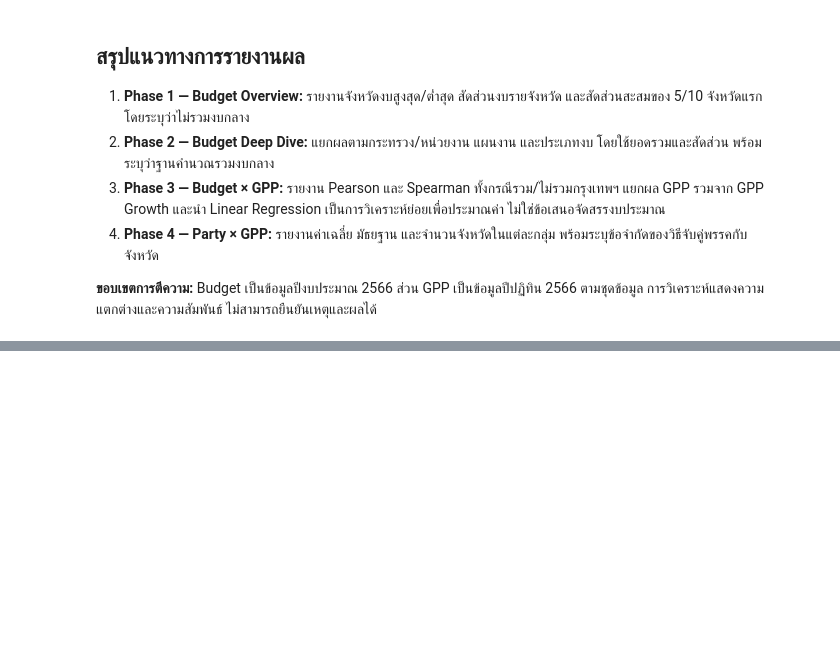
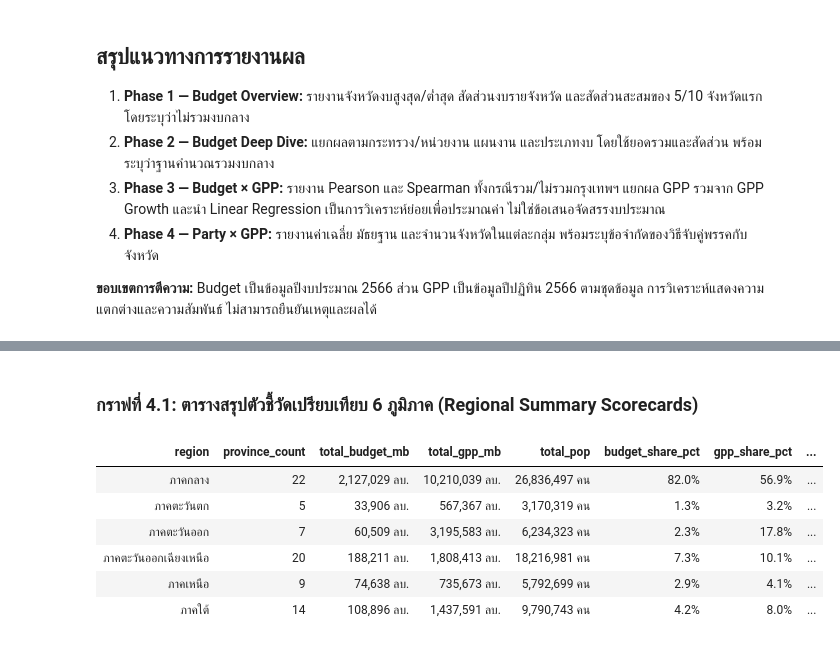
Before and after one commit to niradaa-art/project_BP_group8, a Jupyter notebook: Project_Colab_group8.ipynb, the cells around one changed output, grey strips where cells are left out. Cells and saved outputs as stored; diff of their text form; code cells hidden in the pictures; blank space fills up the shorter version.

```diff
--- a/Project_Colab_group8.ipynb
+++ b/Project_Colab_group8.ipynb
@@ -2063,0 +2793,45 @@ plt.xlabel('Party Group (see table for names)'); plt.ylabel('Mean GPP Growth (%)
+# %% [markdown]
+### กราฟที่ 4.1: ตารางสรุปตัวชี้วัดเปรียบเทียบ 6 ภูมิภาค (Regional Summary Scorecards)
+# %%
+reg_summary = master_df.groupby('region').agg(
+    province_count=('changwad_area_name', 'count'),
+    total_budget_mb=('budget_million', 'sum'),
+    total_gpp_mb=('gpp_million', 'sum'),
+    total_pop=('pop_person', 'sum')
+).reset_index()
+
+tot_b = reg_summary['total_budget_mb'].sum()
+tot_g = reg_summary['total_gpp_mb'].sum()
+tot_p = reg_summary['total_pop'].sum()
+
+reg_summary['budget_share_pct'] = (reg_summary['total_budget_mb'] / tot_b) * 100
+reg_summary['gpp_share_pct'] = (reg_summary['total_gpp_mb'] / tot_g) * 100
+reg_summary['pop_share_pct'] = (reg_summary['total_pop'] / tot_p) * 100
+
+reg_summary['budget_per_capita'] = reg_summary['total_budget_mb'] * 1e6 / reg_summary['total_pop']
+reg_summary['gpp_per_capita'] = reg_summary['total_gpp_mb'] * 1e6 / reg_summary['total_pop']
+reg_summary['budget_to_pop_idx'] = reg_summary['budget_share_pct'] / reg_summary['pop_share_pct']
+
+display(HTML(reg_summary.to_html(
+    index=False,
+    classes='table table-dark table-striped',
+    formatters={
+        'total_budget_mb': '{:,.0f} ลบ.'.format,
+        'total_gpp_mb': '{:,.0f} ลบ.'.format,
+        'total_pop': '{:,.0f} คน'.format,
+        'budget_share_pct': '{:.1f}%'.format,
+        'gpp_share_pct': '{:.1f}%'.format,
+        'pop_share_pct': '{:.1f}%'.format,
+        'budget_per_capita': '{:,.0f} ฿/คน'.format,
+        'gpp_per_capita': '{:,.0f} ฿/คน'.format,
+        'budget_to_pop_idx': '{:.2f}x'.format
+    }
+)))
+# %% [output]
+| region | province_count | total_budget_mb | total_gpp_mb | total_pop | budget_share_pct | gpp_share_pct | ... |
+| ภาคกลาง | 22 | 2,127,029 ลบ. | 10,210,039 ลบ. | 26,836,497 คน | 82.0% | 56.9% | ... |
+| ภาคตะวันตก | 5 | 33,906 ลบ. | 567,367 ลบ. | 3,170,319 คน | 1.3% | 3.2% | ... |
+| ภาคตะวันออก | 7 | 60,509 ลบ. | 3,195,583 ลบ. | 6,234,323 คน | 2.3% | 17.8% | ... |
+| ภาคตะวันออกเฉียงเหนือ | 20 | 188,211 ลบ. | 1,808,413 ลบ. | 18,216,981 คน | 7.3% | 10.1% | ... |
+| ภาคเหนือ | 9 | 74,638 ลบ. | 735,673 ลบ. | 5,792,699 คน | 2.9% | 4.1% | ... |
+| ภาคใต้ | 14 | 108,896 ลบ. | 1,437,591 ลบ. | 9,790,743 คน | 4.2% | 8.0% | ... |
```
Also changed, not shown: parts of 96 cells of this notebook.
